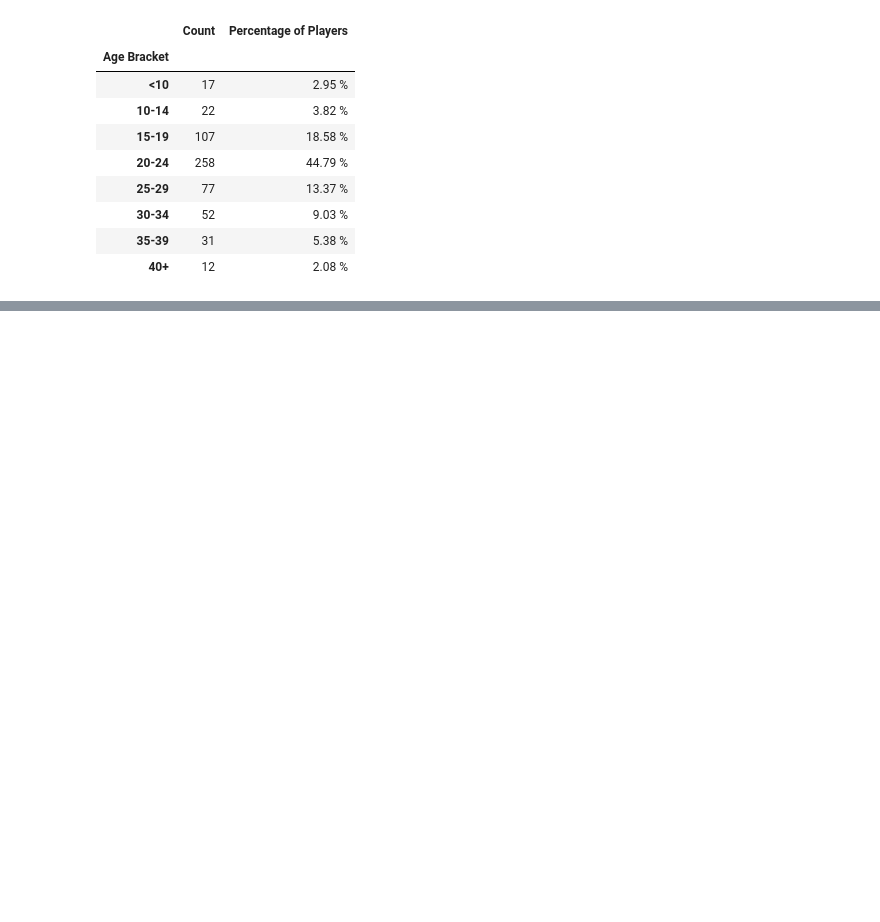
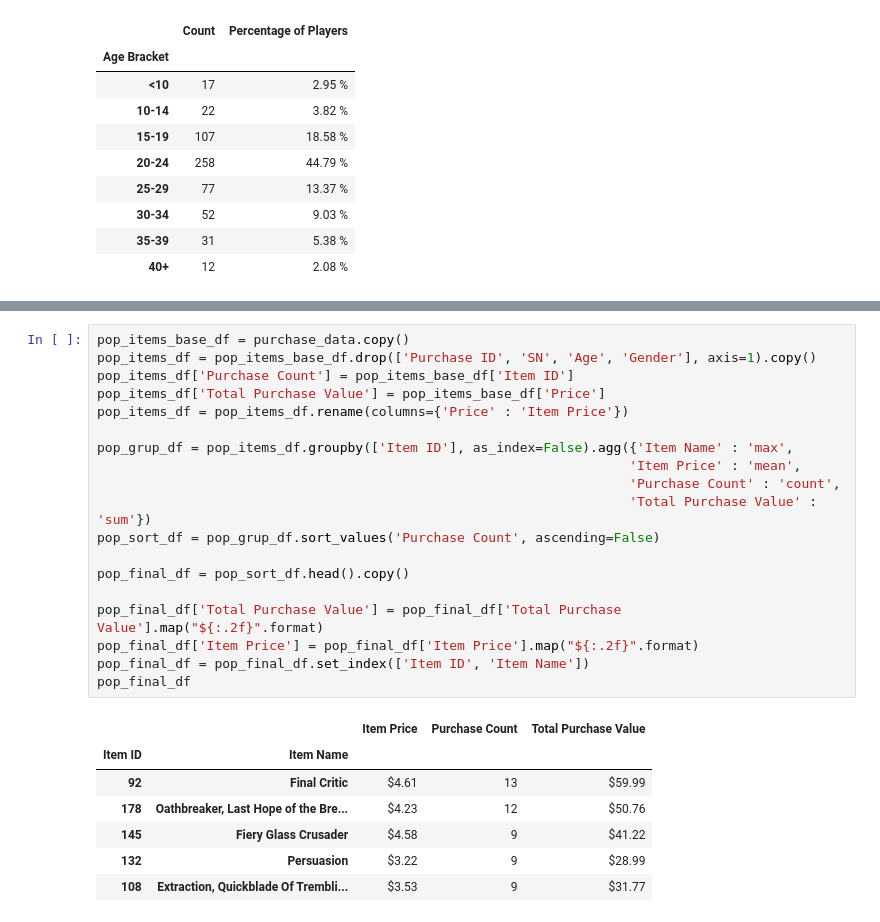
Before and after one commit to Silveris/Fonorow-PandasChallenge, a Jupyter notebook: HeroesOfPymoli/HOP-Fonorow.ipynb, the cells around one changed output, grey strips where cells are left out. Saved outputs shown, nothing was run; the diff lists cells and outputs as text; blank space fills up the shorter version.

```diff
--- a/HeroesOfPymoli/HOP-Fonorow.ipynb
+++ b/HeroesOfPymoli/HOP-Fonorow.ipynb
@@ -229,0 +236,27 @@ age_pur_grup_df
+# %%
+pop_items_base_df = purchase_data.copy()
+pop_items_df = pop_items_base_df.drop(['Purchase ID', 'SN', 'Age', 'Gender'], axis=1).copy()
+pop_items_df['Purchase Count'] = pop_items_base_df['Item ID']
+pop_items_df['Total Purchase Value'] = pop_items_base_df['Price']
+pop_items_df = pop_items_df.rename(columns={'Price' : 'Item Price'})
+
+pop_grup_df = pop_items_df.groupby(['Item ID'], as_index=False).agg({'Item Name' : 'max',
+                                                                    'Item Price' : 'mean',
+                                                                    'Purchase Count' : 'count',
+                                                                    'Total Purchase Value' : 'sum'})
+pop_sort_df = pop_grup_df.sort_values('Purchase Count', ascending=False)
+
+pop_final_df = pop_sort_df.head().copy()
+
+pop_final_df['Total Purchase Value'] = pop_final_df['Total Purchase Value'].map("${:.2f}".format)
+pop_final_df['Item Price'] = pop_final_df['Item Price'].map("${:.2f}".format)
+pop_final_df = pop_final_df.set_index(['Item ID', 'Item Name'])
+pop_final_df
+# %% [output]
+|  |  | Item Price | Purchase Count | Total Purchase Value |
+| Item ID | Item Name |  |  |  |
+| 92 | Final Critic | $4.61 | 13 | $59.99 |
+| 178 | Oathbreaker, Last Hope of the Bre... | $4.23 | 12 | $50.76 |
+| 145 | Fiery Glass Crusader | $4.58 | 9 | $41.22 |
+| 132 | Persuasion | $3.22 | 9 | $28.99 |
+| 108 | Extraction, Quickblade Of Trembli... | $3.53 | 9 | $31.77 |
```
Also changed, not shown: parts of 4 cells of this notebook.
